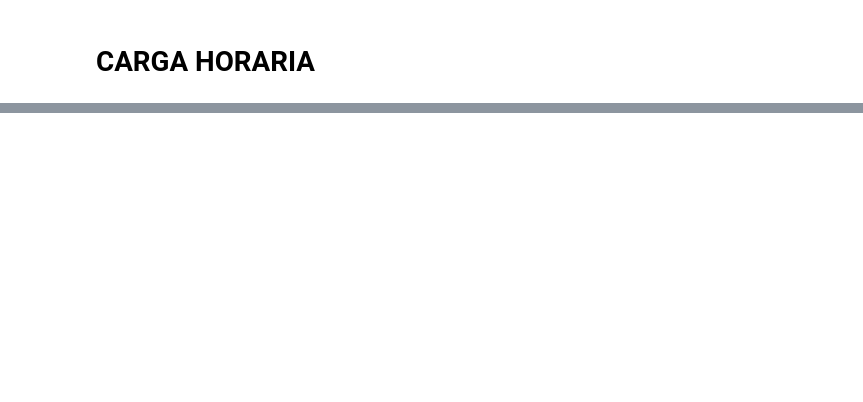
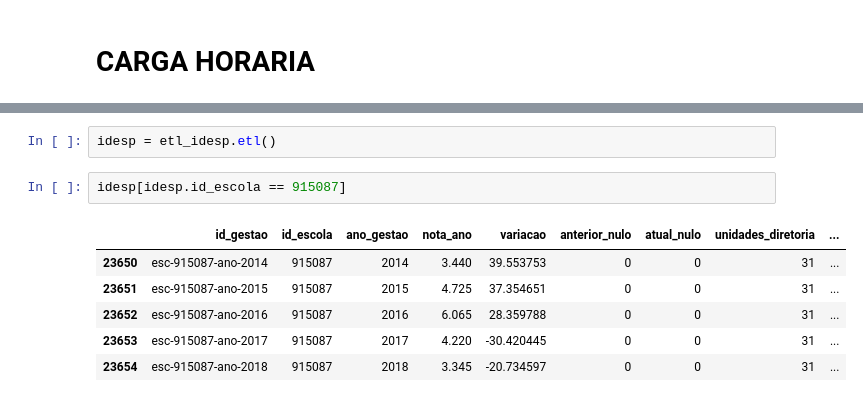
Before and after one commit to vultor33/DesafioSeduc, a Jupyter notebook: Avaliacao_escolas.ipynb, the cells around one changed output, grey strips where cells are left out. Cells and saved outputs as stored; diff of their text form; blank space fills up the shorter version.

```diff
--- a/Avaliacao_escolas.ipynb
+++ b/Avaliacao_escolas.ipynb
@@ -344,0 +362,11 @@ classes.head(10)
+# %%
+idesp = etl_idesp.etl()
+# %%
+idesp[idesp.id_escola == 915087]
+# %% [output]
+|  | id_gestao | id_escola | ano_gestao | nota_ano | variacao | anterior_nulo | atual_nulo | unidades_diretoria | ... |
+| 23650 | esc-915087-ano-2014 | 915087 | 2014 | 3.440 | 39.553753 | 0 | 0 | 31 | ... |
+| 23651 | esc-915087-ano-2015 | 915087 | 2015 | 4.725 | 37.354651 | 0 | 0 | 31 | ... |
+| 23652 | esc-915087-ano-2016 | 915087 | 2016 | 6.065 | 28.359788 | 0 | 0 | 31 | ... |
+| 23653 | esc-915087-ano-2017 | 915087 | 2017 | 4.220 | -30.420445 | 0 | 0 | 31 | ... |
+| 23654 | esc-915087-ano-2018 | 915087 | 2018 | 3.345 | -20.734597 | 0 | 0 | 31 | ... |
```
Also changed, not shown: parts of 96 cells of this notebook, 2 other files.
